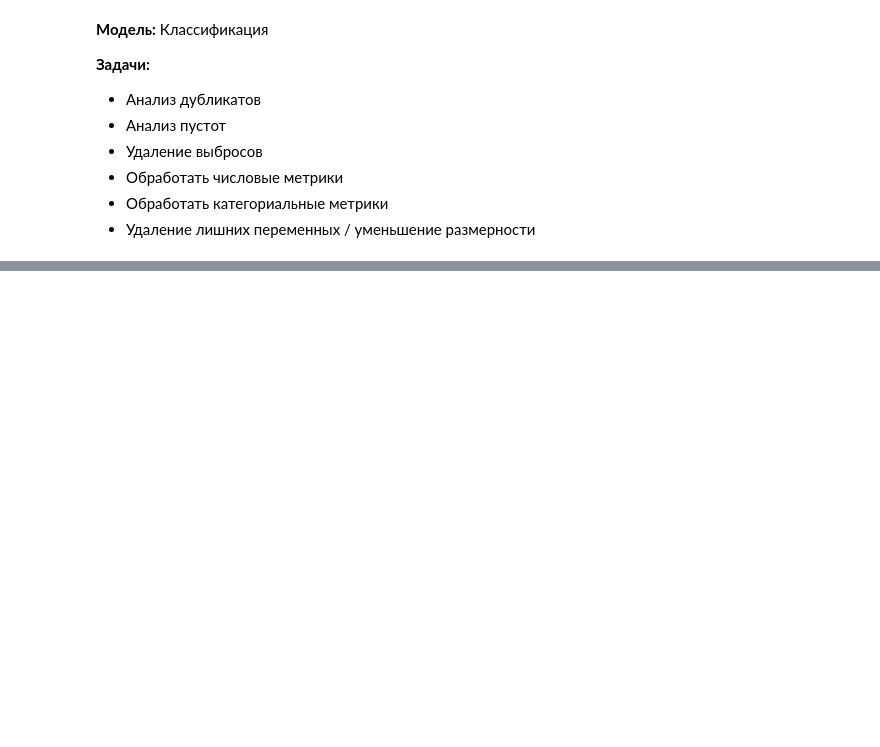
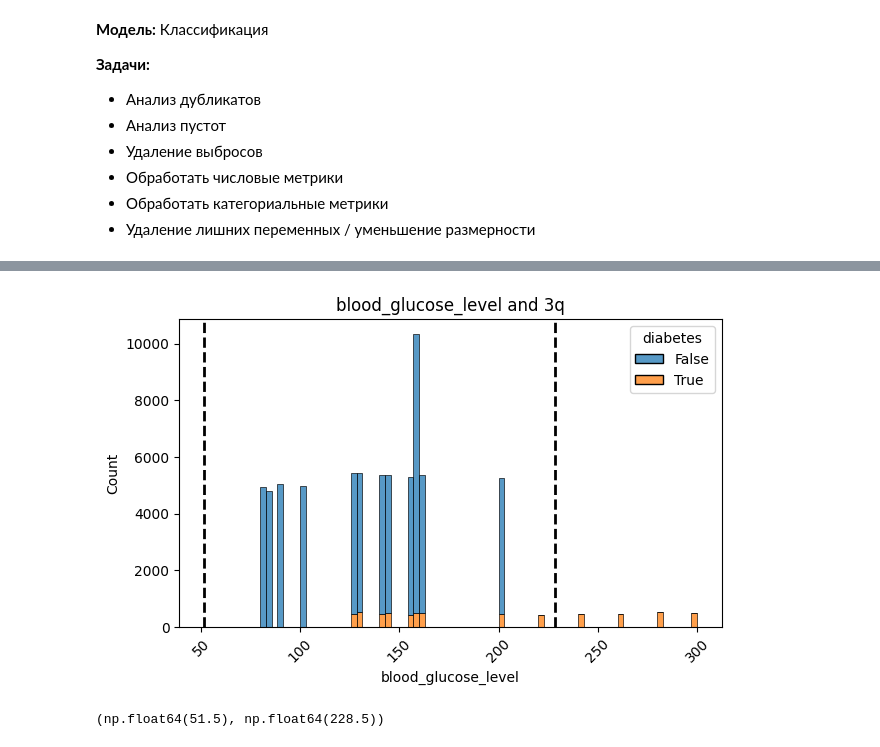
Before and after one commit to AibekDS/Diabetes-Prediction, a Jupyter notebook: main.ipynb, the cells around one changed output, grey strips where cells are left out. Drawn from its saved outputs; the diff is of its cells as text; code cells hidden in the pictures; blank space fills up the shorter version.

```diff
--- a/main.ipynb
+++ b/main.ipynb
@@ -255,0 +352,5 @@ Name: count, dtype: int64
+# %%
+viz_2(temp_data, 'blood_glucose_level', 'diabetes')
+# %% [output]
+[figure, added]
+(np.float64(51.5), np.float64(228.5))
```
Also changed, not shown: parts of 29 cells of this notebook, 1 other file.
